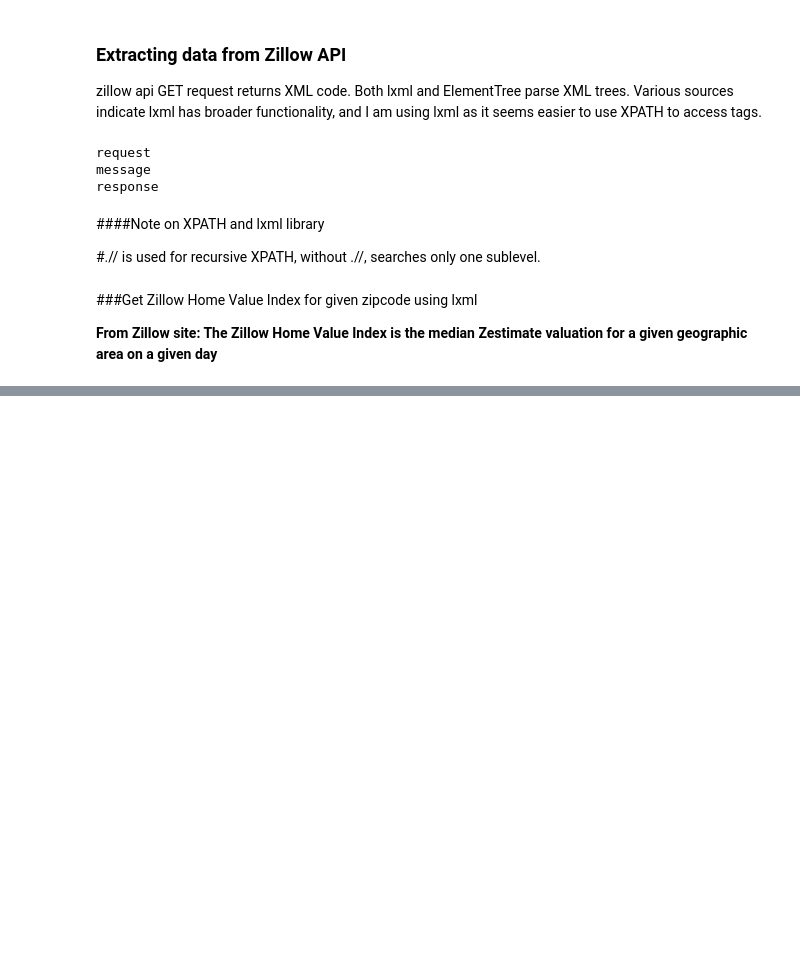
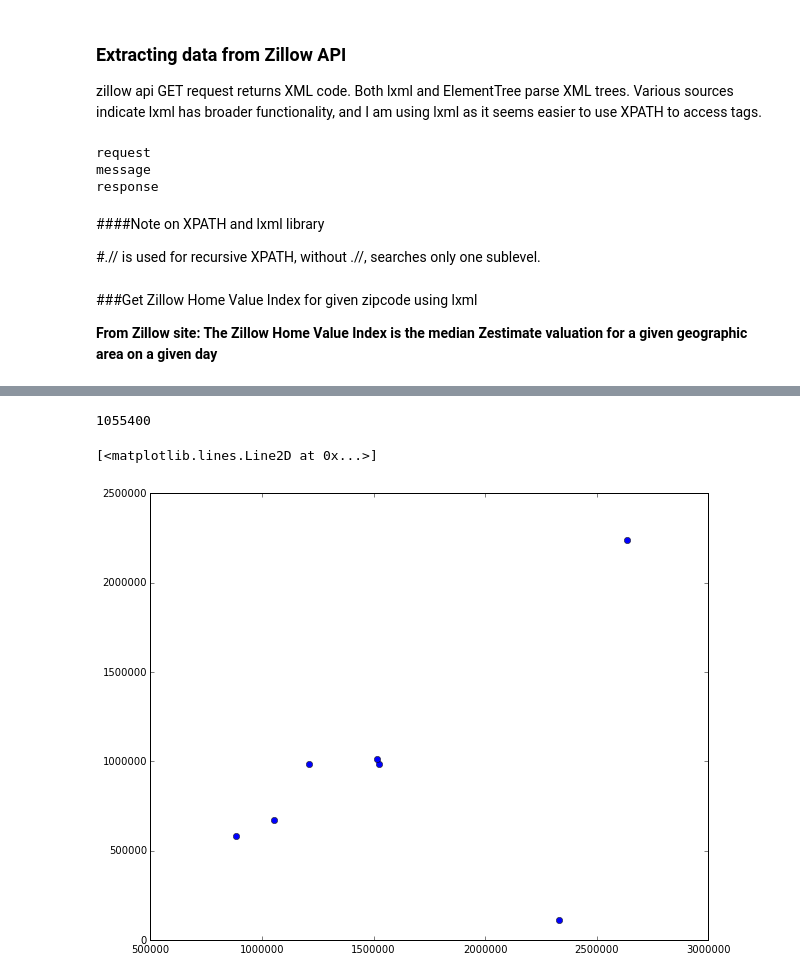
Before and after one commit to luiscvargas/insight_project, a Jupyter notebook: app/market_saturation_first_week.ipynb, the cells around one changed output, grey strips where cells are left out. Saved outputs shown, nothing was run; the diff lists cells and outputs as text; code cells hidden in the pictures; blank space fills up the shorter version.

```diff
--- a/app/market_saturation_first_week.ipynb
+++ b/app/market_saturation_first_week.ipynb
@@ -11,7 +11,7 @@ mpl.rcParams['font.size'] = 10
 mpl.rcParams['figure.figsize'] = (10,8)
 # %%
 #READ INTO DF POPULATION DATA FROM OPEN NYC DATABASE
-with open('data/population2010_opendatanyc.json') as f:
+with open('../data/population2010_opendatanyc.json') as f:
     json_data = f.read()
     data = json.loads(json_data)['data']
     cols = json.loads(json_data)['meta']['view']['columns']
@@ -387,7 +307,7 @@ def query_zillow(zipcode):
             return -1
         return tree
 # %%
-root = query_zillow("10023")
+root = query_zillow("10025")
 #Print out tags for the top three child elements
 for element in root:
     print element.tag
@@ -421,2 +324,44 @@ print zillow_value_index
+# %%
+import numpy as np
+#Print elements with tag = "name"
+#Note way to search for text within tag. More information on xpath searches here:
+#http://stackoverflow.com/questions/14299978/how-to-use-lxml-to-find-an-element-by-text
+find = etree.XPath(".//response/pages/page/tables/table/data/attribute/name[text()='Zillow Home Value Index']")
+element = find(root)[0]  # [0] single element, in general, find(root) returns list.
+try:
+    value = element.getparent().find("values/zip/value").text
+except:
+    value = np.nan
+print value
+# %% [output]
+1055400
+# %%
+#Calculate zillow home index for all zipcodes
+#Calculate median sale price for all zipcodes
+zipcodes = [10001,10002,10003,10004,10005,10006,10007,10010,10015,10023,10025]
+values_index = []
+values_median = []
+for zipcode in zipcodes:
+    root = query_zillow(str(zipcode))
+    find = etree.XPath(".//response/pages/page/tables/table/data/attribute/name[text()='Zillow Home Value Index']")
+    element = find(root)[0]  # [0] single element, in general, find(root) returns list.
+    try:
+        value = element.getparent().find("values/zip/value").text
+    except:
+        value = np.nan
+    value = float(value)
+    values_index.append(value)
+    find = etree.XPath(".//response/pages/page/tables/table/data/attribute/name[text()='Median Sale Price']")
+    element = find(root)[0]  # [0] single element, in general, find(root) returns list.
+    try:
+        value = element.getparent().find("values/zip/value").text
+    except:
+        value = np.nan
+    value = float(value)
+    values_median.append(value)
 # %%
-#Compare the three quantities: are they similar?
+#Compare the two quantities: are they similar?
+plt.plot(values_index,values_median,ls="None",marker='o')
+# %% [output]
+[<matplotlib.lines.Line2D at 0x...>]
+[figure, added]
```
Also changed, not shown: parts of 35 cells of this notebook.
